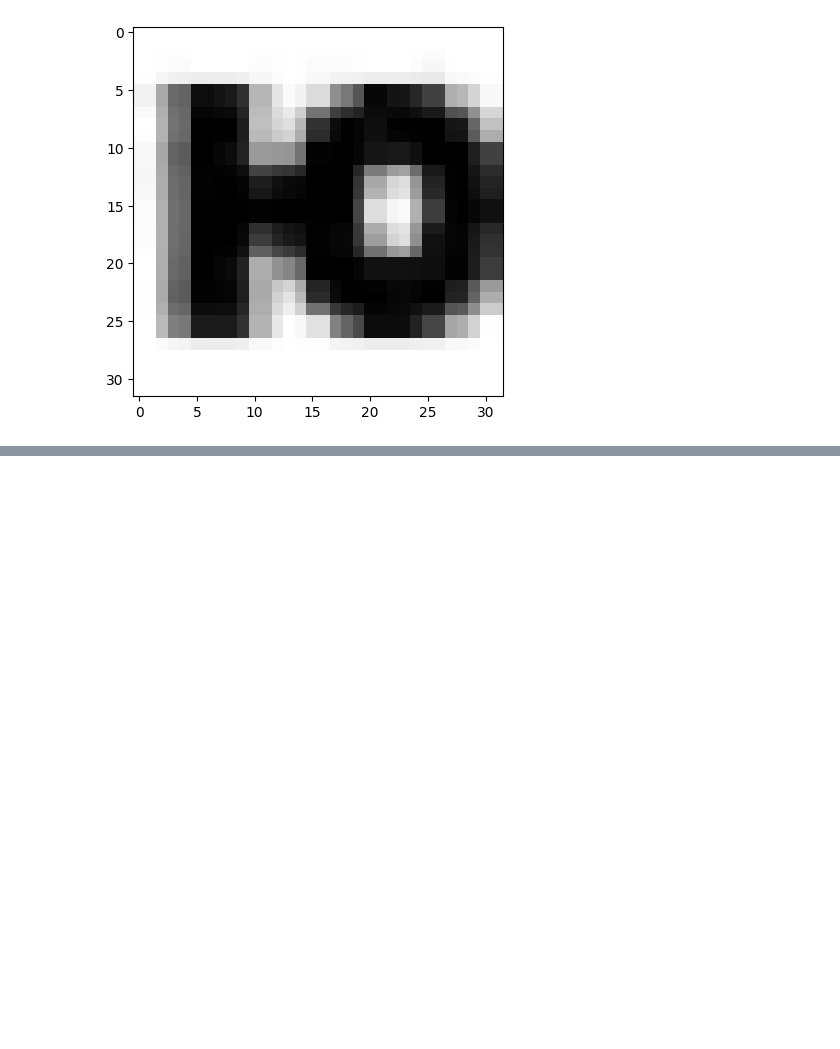
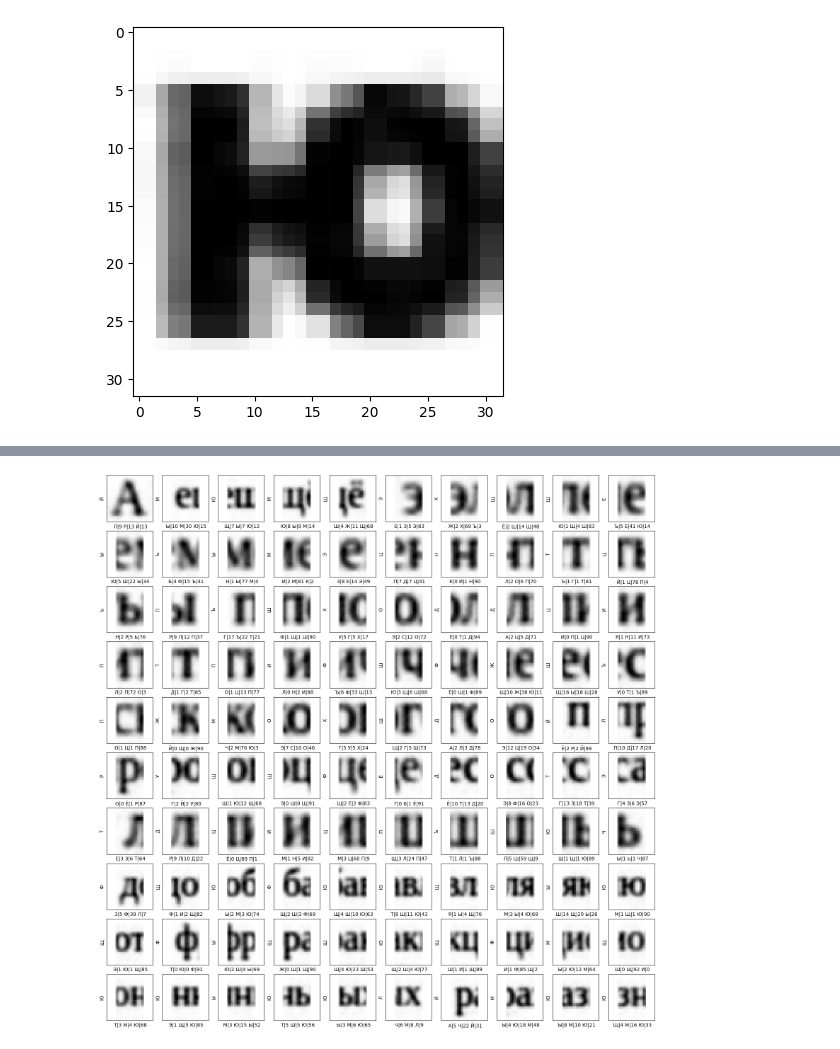
Before and after one commit to NikitaShlapak/OCR, a Jupyter notebook: letter recognition/impotrs.ipynb, the cells around one changed output, grey strips where cells are left out. Cells and saved outputs as stored; diff of their text form; code cells hidden in the pictures; blank space fills up the shorter version.

```diff
--- a/letter recognition/impotrs.ipynb
+++ b/letter recognition/impotrs.ipynb
@@ -192,9 +263,32 @@ data.shape
 # %%
-from utils.funcs import patch_extract
+captions_base = "Ё Й Ц У К Е Н Г Ш Щ З Х Ъ Ф Ы В А П Р О Л Д Ж Э Я Ч С М И Т Ь Б Ю".split(' ')
 
-dataset = (
-    tf.data.Dataset.from_tensor_slices(data)
-    .batch(batch_size=32)
-    .map(lambda x: (patch_extract(x)))
-    .prefetch(tf.data.experimental.AUTOTUNE)
-)
+def n_largest_indices_sorted(arr, n):
+    indices = np.argpartition(arr, -n, axis=1)[:, -n:]
+    return indices
+
+captions = n_largest_indices_sorted(pred,3)
+best = pred.argmax(axis=1)
+
+fig, ax = plt.subplots(ncols=size, nrows=size, figsize=(20,20))
+letters = input_data
+
+for i in range(min(size**2,len(letters))):
+
+    ax[i//size, i%size].set_xticks([])
+    ax[i//size, i%size].set_yticks([])
+
+    ax[i//size, i%size].imshow(letters[i], cmap='gray')
+
+    pred_line = captions[i]
+
+    lets = [captions_base[i] for i in pred_line]
+
+    label = ''
+    for j, let in enumerate(lets):
+        label = label + f' {let}|{pred[i,pred_line[j]]*100:.0f}'
+
+    ax[i//size, i%size].set_xlabel(label)
+    ax[i//size, i%size].set_ylabel(captions_base[best[i]])
+# %% [output]
+[figure, added]
```
Also changed, not shown: parts of 17 cells of this notebook, 20 other files.
